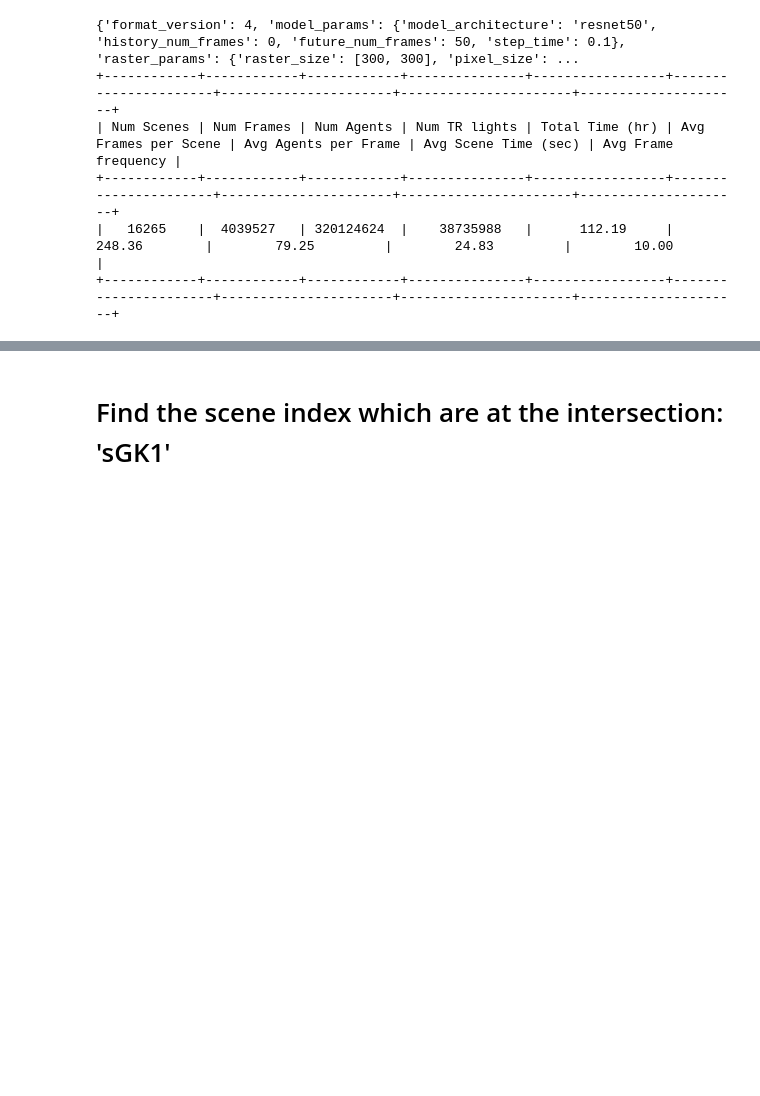
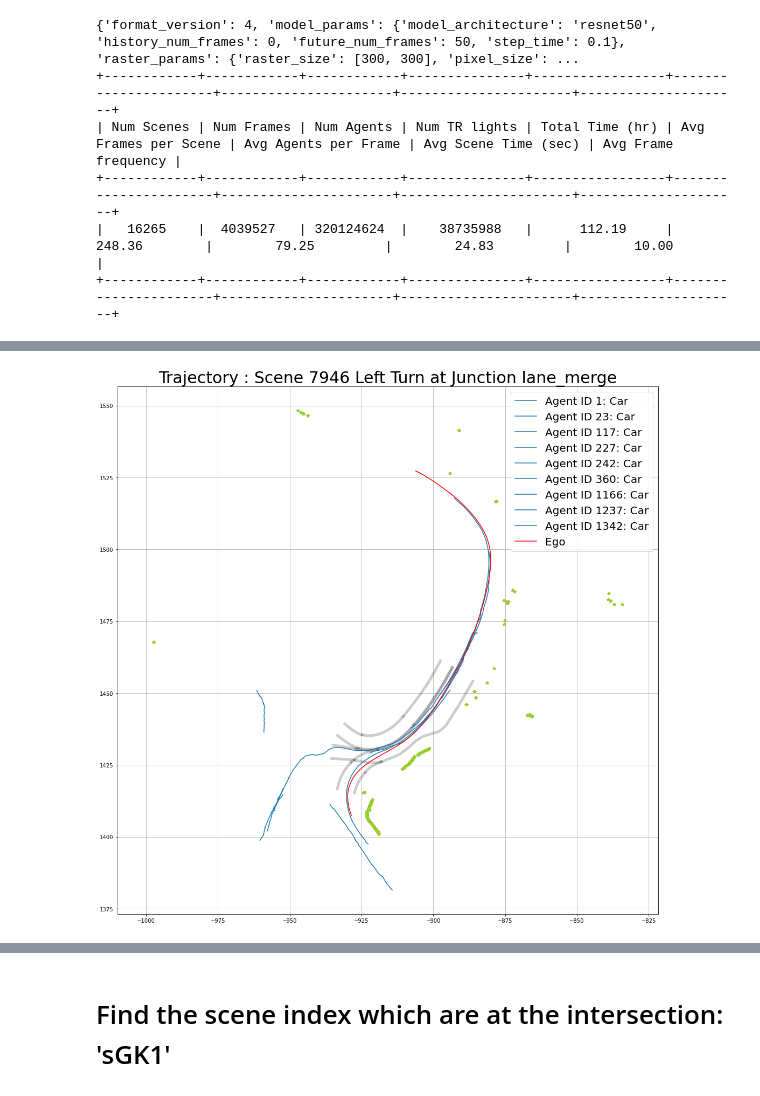
Before and after one commit to shuruiz/planning, a Jupyter notebook: ruixuan/trajectory_extraction.ipynb, the cells around one changed output, grey strips where cells are left out. Saved outputs shown, nothing was run; the diff lists cells and outputs as text; code cells hidden in the pictures; blank space fills up the shorter version.

```diff
--- a/ruixuan/trajectory_extraction.ipynb
+++ b/ruixuan/trajectory_extraction.ipynb
@@ -142,0 +252,7 @@ Test.scene_visualize(13861,ego_dataset,cfg)
+# %%
+scene = 7946
+
+Test.agent_trajectory(scene, 'Pedestrian', 'lane_merge')
+Test.trajectory_junction_visualize(scene, 'Pedestrian', 'lane_merge')
+# %% [output]
+[figure, added]
```
Also changed, not shown: parts of 8 cells of this notebook, 13 other files.
